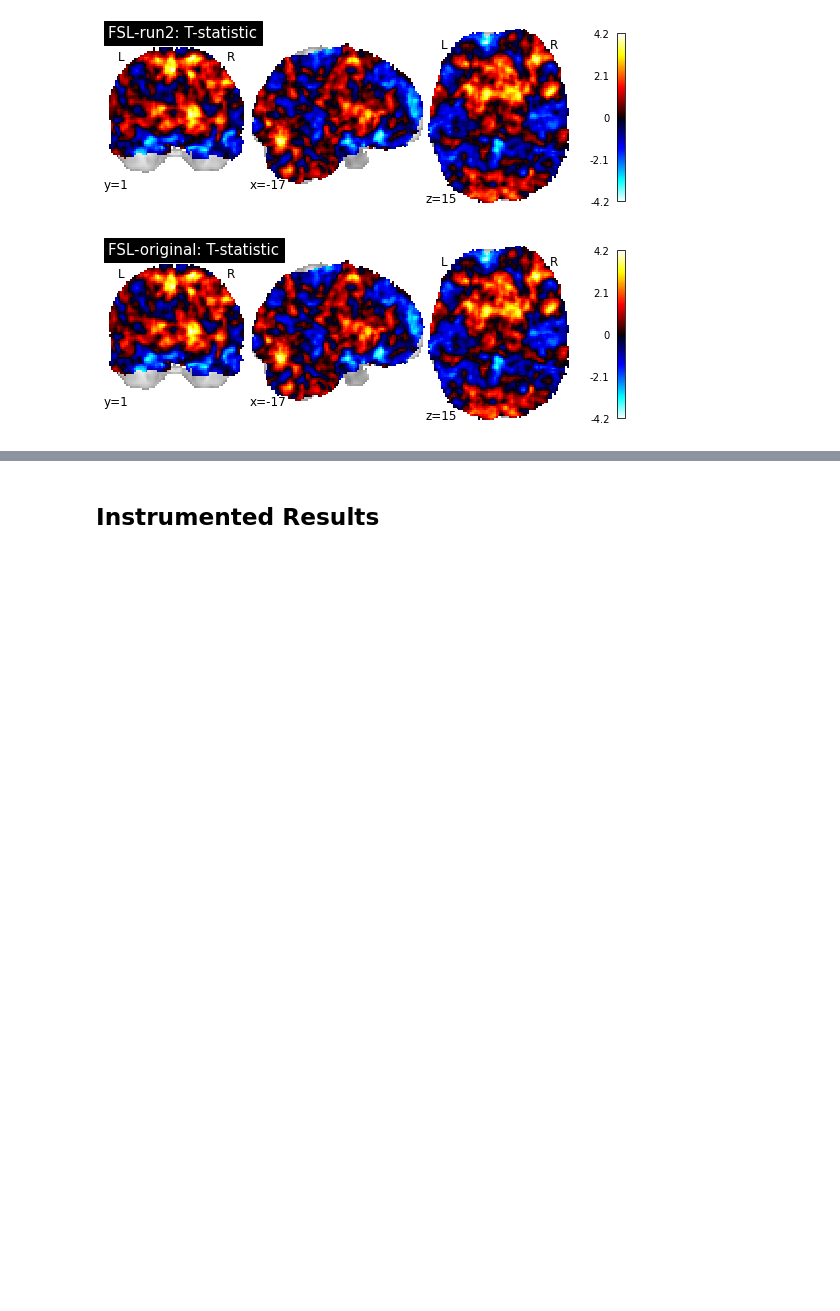
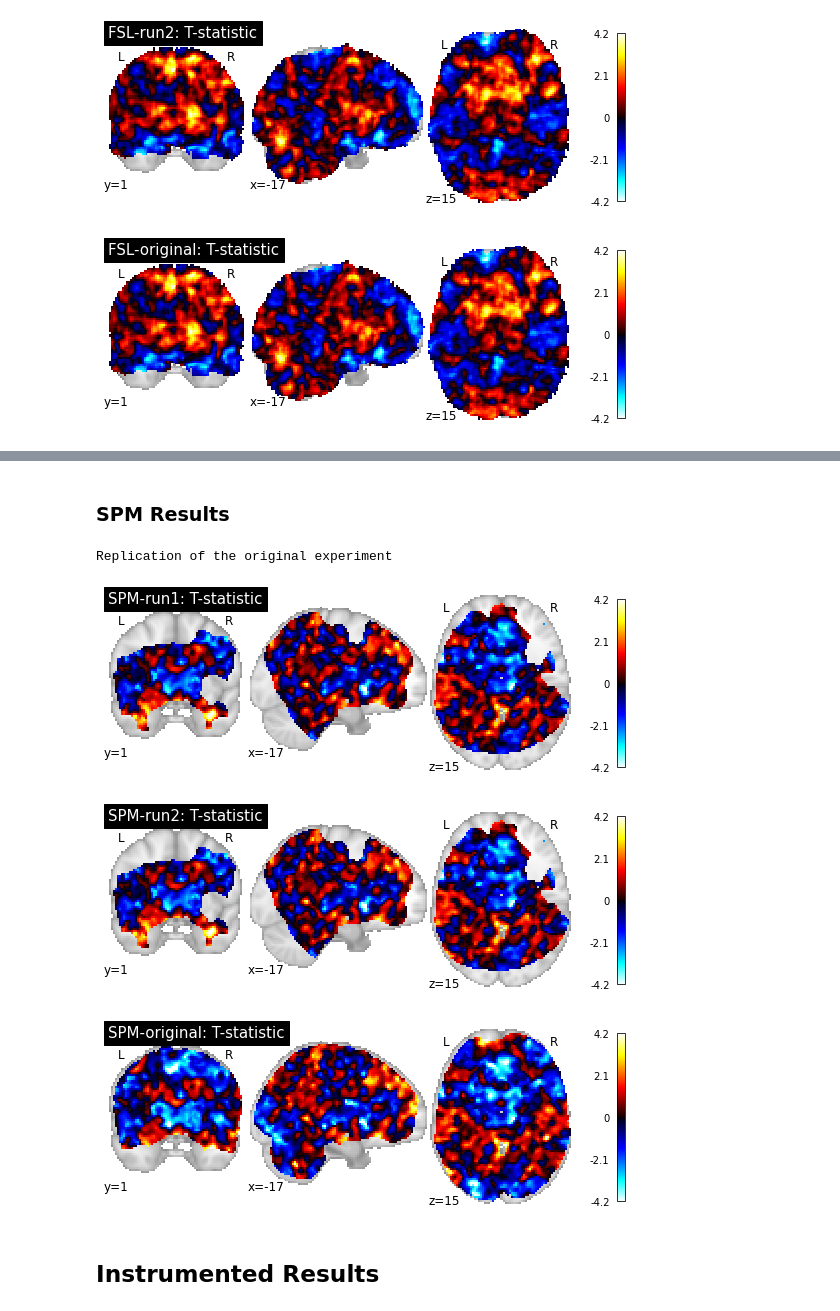
Before and after one commit to yohanchatelain/fuzzy-neurotools, a Jupyter notebook: ds001_notebook.ipynb, the cells around one changed output, grey strips where cells are left out. Saved outputs shown, nothing was run; the diff lists cells and outputs as text; code cells hidden in the pictures; blank space fills up the shorter version.

Commit message:
add spm results

```diff
--- a/ds001_notebook.ipynb
+++ b/ds001_notebook.ipynb
@@ -102,6 +102,20 @@ def fsl_stat(study):
     fsl_stat_file = './results/' + study + '/fsl_stat.nii.gz'
     shutil.move('./results/' + study + '/TStatistic_T001.nii.gz', fsl_stat_file)
     return fsl_stat_file
+
+# SPM STATS NIDM Results
+def spm_stat(study):
+    # *** SPM group activations
+    spm_pack = open('./results/' + study + '/spm_0002.nidm.zip', 'rb')
+    z = zipfile.ZipFile(spm_pack)
+    z.extract('ExcursionSet.nii.gz', './results/' + study + '/')
+    z.extract('Mask.nii.gz', './results/' + study + '/')
+    z.extract('TStatistic.nii.gz', './results/' + study + '/')
+
+    # Unthresholded statistics
+    spm_stat_file = './results/' + study + '/spm_stat.nii.gz'
+    shutil.move('./results/' + study + '/TStatistic.nii.gz', spm_stat_file)
+    return spm_stat_file
 # %% [markdown]
 ## Group level analysis
 #### Balloon analog risk task on 16 subjects (ds000001)
@@ -143,6 +157,31 @@ show_gif('./figures/group-level-fsl.gif')
 # %% [output]
 Replication of the original experiment
 [interactive output not drawn]
+# %% [markdown]
+### SPM Results
+# %%
+study = 'original/SPM'
+spm_stat_orig = spm_stat(study)
+study = 'replicated-without-instrumentation/run1/SPM'
+spm_stat_replicate1 = spm_stat(study)
+study = 'replicated-without-instrumentation/run2/SPM'
+spm_stat_replicate2 = spm_stat(study)
+# %%
+def plot_stat_images2(fsl_stat_file_run1, fsl_stat_file_run2, max_activation, array, Title, fsl_stat_file_orig=None):
+    plotting.plot_stat_map(fsl_stat_file_run1, vmax=max_activation, title="SPM-run1: " + Title, display_mode='ortho', cut_coords=array, draw_cross=False)
+    plotting.plot_stat_map(fsl_stat_file_run2, vmax=max_activation, title="SPM-run2: " + Title, display_mode='ortho', cut_coords=array, draw_cross=False)
+    if fsl_stat_file_orig is not None:
+        plotting.plot_stat_map(fsl_stat_file_orig, vmax=max_activation, title="SPM-original: " + Title, display_mode='ortho', cut_coords=array, draw_cross=False)
+    plotting.show()
+
+print("Replication of the original experiment")
+max_activation=4.2
+plot_stat_images2(spm_stat_replicate1, spm_stat_replicate2, max_activation, [-17, 1, 15], 'T-statistic', spm_stat_orig)
+# %% [output]
+Replication of the original experiment
+[figure, added]
+[figure, added]
+[figure, added]
 # %% [markdown]
 ## Instrumented Results
 # %%
```
Also changed, not shown: parts of 2 cells of this notebook, 2 other files.
